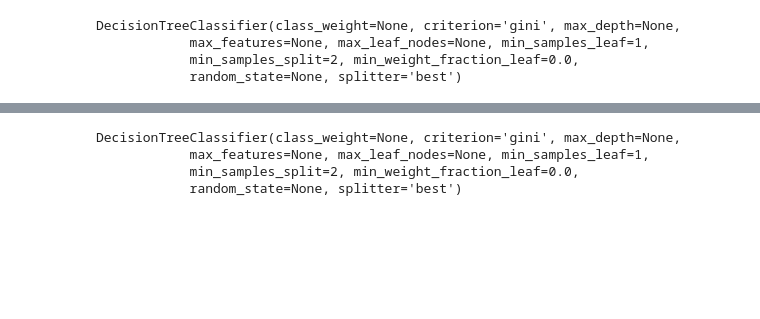
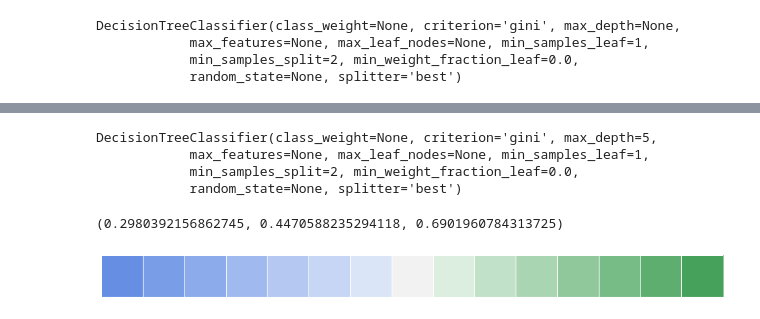
Before and after one commit to jayswinney/decision_tree_ploting, a Jupyter notebook: decision_tree.ipynb, the cells around one changed output, grey strips where cells are left out. Drawn from its saved outputs; the diff is of its cells as text; code cells hidden in the pictures; blank space fills up the shorter version.

Commit message:
node color

```diff
--- a/decision_tree.ipynb
+++ b/decision_tree.ipynb
@@ -220,18 +223,17 @@ my_tree.plot(range(len(X)))
 from sklearn.datasets import make_classification
 
 X, y = make_classification(n_samples=5000,
-                           n_features=20,
-                           n_informative=20,
+                           n_features=10,
+                           n_informative=5,
                            n_redundant=0,
                            n_repeated=0,
                            n_classes=2,
-                           random_state=0,
                            shuffle=False)
 
-clf = tree.DecisionTreeClassifier()#max_depth = 10)
+clf = tree.DecisionTreeClassifier(max_depth = 5)
 clf.fit(X, y)
 # %% [output]
-DecisionTreeClassifier(class_weight=None, criterion='gini', max_depth=None,
+DecisionTreeClassifier(class_weight=None, criterion='gini', max_depth=5,
             max_features=None, max_leaf_nodes=None, min_samples_leaf=1,
             min_samples_split=2, min_weight_fraction_leaf=0.0,
             random_state=None, splitter='best')
@@ -237,0 +242,8 @@ DecisionTreeClassifier(class_weight=None, criterion='gini', max_depth=None,
+# %%
+sns.color_palette()[0]
+# %% [output]
+(0.2980392156862745, 0.4470588235294118, 0.6901960784313725)
+# %%
+sns.palplot(sns.diverging_palette(255, 133, l=60, n=15, center="light"))
+# %% [output]
+[figure, added]
```
Also changed, not shown: parts of 3 cells of this notebook.
